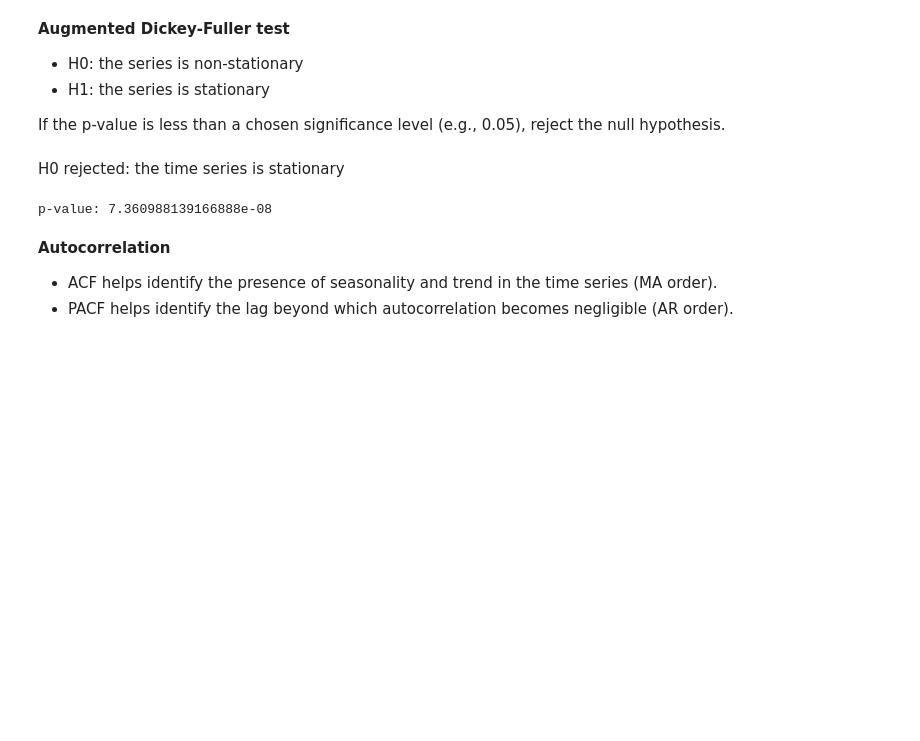
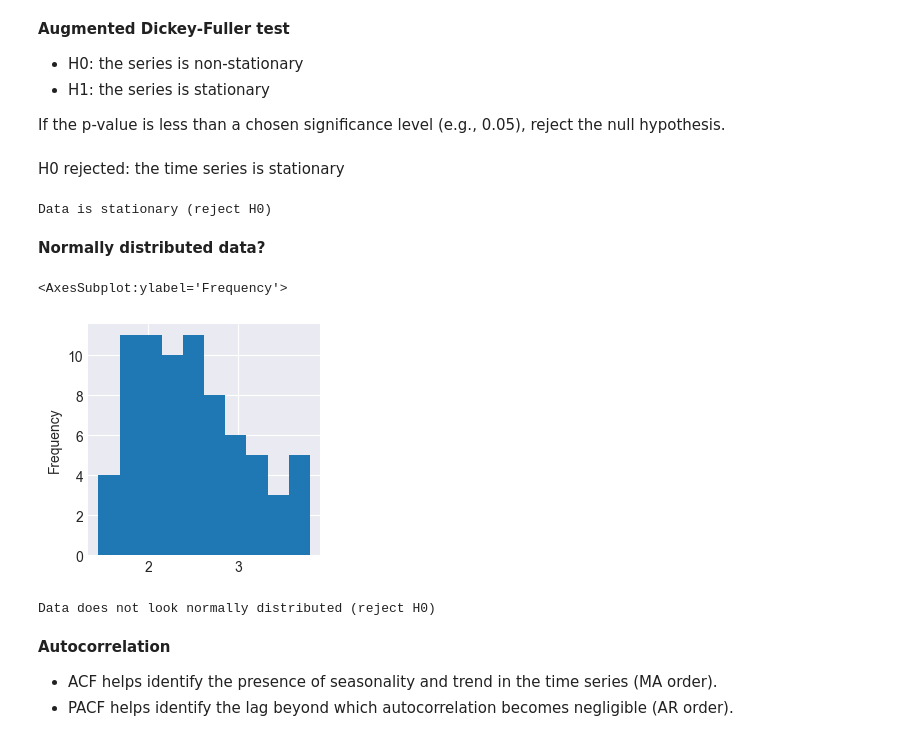
Before and after one commit to tchubey/ADS_case_problem, a Jupyter notebook: notebooks/Exploratory_analysis.ipynb, the cells around one changed output. Cells and saved outputs as stored; diff of their text form; code cells hidden in the pictures; blank space fills up the shorter version.

```diff
--- a/notebooks/Exploratory_analysis.ipynb
+++ b/notebooks/Exploratory_analysis.ipynb
@@ -15,7 +17,7 @@ plt.style.use('seaborn-darkgrid')
 # %%
 horizon = 12
 
-file_path = 'data/train.csv'
+file_path = '../data/train.csv'
 # %% [markdown]
 ## Data processing
 # %%
@@ -63,9 +65,35 @@ H0 rejected: the time series is stationary
 # %%
 from statsmodels.tsa.stattools import adfuller
 result = adfuller(ts)
-print('p-value:', result[1])
+p = result[1]
+
+# Interpret the results
+alpha = 0.05
+if p > alpha:
+    print("Data is non-stationary (fail to reject H0)")
+else:
+    print("Data is stationary (reject H0)")
 # %% [output]
-p-value: 7.360988139166888e-08
+Data is stationary (reject H0)
+# %% [markdown]
+**Normally distributed data?**
+# %%
+plt.figure(figsize=(3,3))
+ts.plot.hist()
+# %% [output]
+<AxesSubplot:ylabel='Frequency'>
+[figure, added]
+# %%
+# Perform Shapiro-Wilk test
+stat, p = shapiro(ts)
+
+alpha = 0.05
+if p > alpha:
+    print("Data looks normally distributed (fail to reject H0)")
+else:
+    print("Data does not look normally distributed (reject H0)")
+# %% [output]
+Data does not look normally distributed (reject H0)
 # %% [markdown]
 **Autocorrelation**<br>
 - ACF helps identify the presence of seasonality and trend in the time series (MA order).<br>
```
Also changed, not shown: parts of 1 cell of this notebook, 3 other files.
